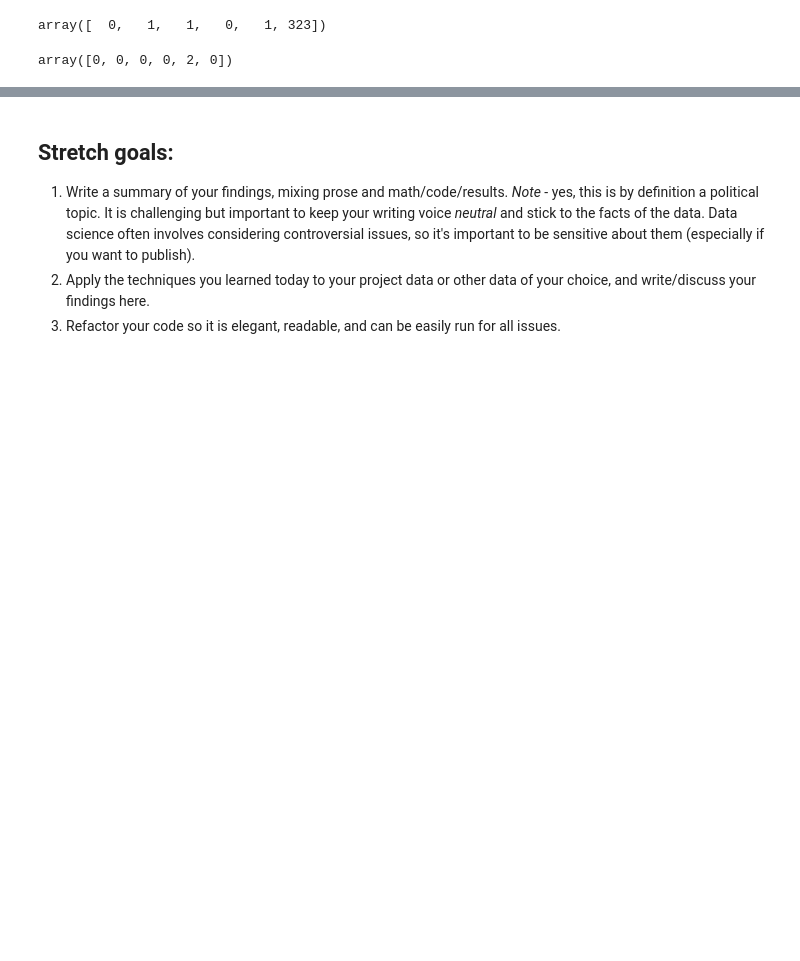
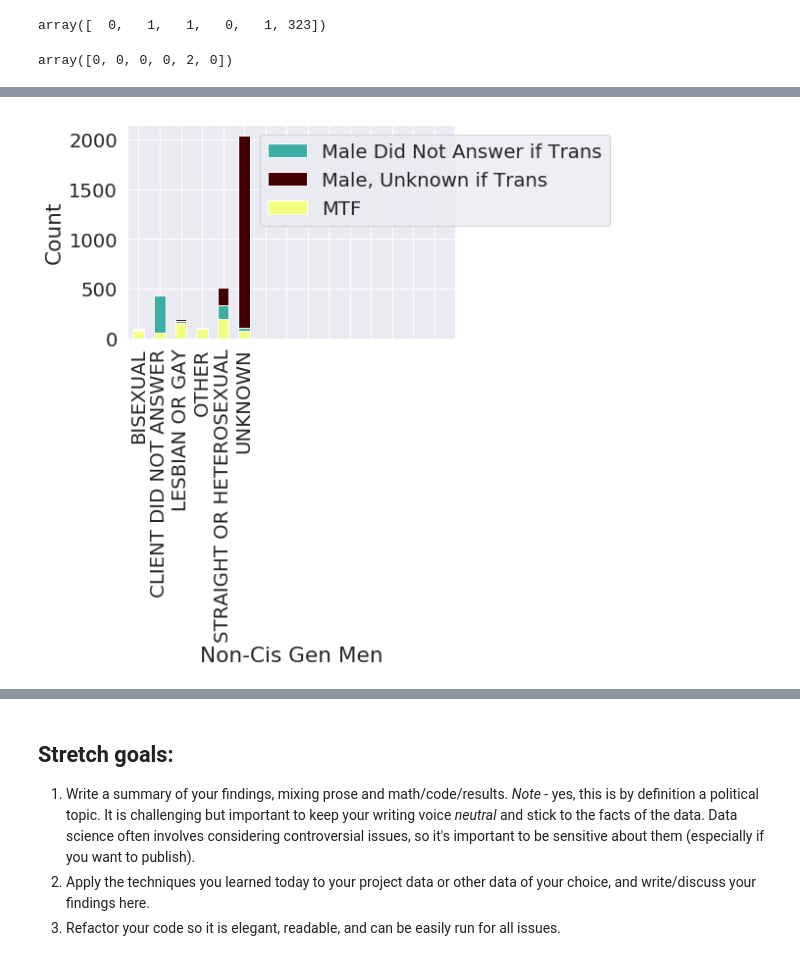
Before and after one commit to qweliant/DS-Unit-1-Sprint-3-Statistical-Tests-and-Experiments, a Jupyter notebook: module2-sampling-confidence-intervals-and-hypothesis-testing/LS_DS_132_Sampling_Confidence_Intervals_and_Hypothesis_Testing_Assignment.ipynb, the cells around one changed output, grey strips where cells are left out. Drawn from its saved outputs; the diff is of its cells as text; code cells hidden in the pictures; blank space fills up the shorter version.

```diff
--- a/module2-sampling-confidence-intervals-and-hypothesis-testing/LS_DS_132_Sampling_Confidence_Intervals_and_Hypothesis_Testing_Assignment.ipynb
+++ b/module2-sampling-confidence-intervals-and-hypothesis-testing/LS_DS_132_Sampling_Confidence_Intervals_and_Hypothesis_Testing_Assignment.ipynb
@@ -244,0 +318,13 @@ plt.show()
+# %%
+p1 = plt.bar(categories, male_trans, 0.55, color='#f3fe7e')
+p2 = plt.bar(categories, male_unknown_trans, 0.55, bottom=male_trans, color='#420000')
+p3 = plt.bar(categories, male_na_trans, 0.55, bottom=male_trans, color='#3caea3')
+
+plt.legend((p3[0], p2[0], p1[0]), ('Male Did Not Answer if Trans', 'Male, Unknown if Trans', 'MTF' ), loc='upper right', bbox_to_anchor=(1.0, 0.5, 0.5, 0.5))
+plt.xlabel('Non-Cis Gen Men')
+plt.ylabel('Count')
+plt.xticks(x, categories, rotation='vertical')
+
+plt.show()
+# %% [output]
+[figure, added]
```
Also changed, not shown: parts of 18 cells of this notebook.
